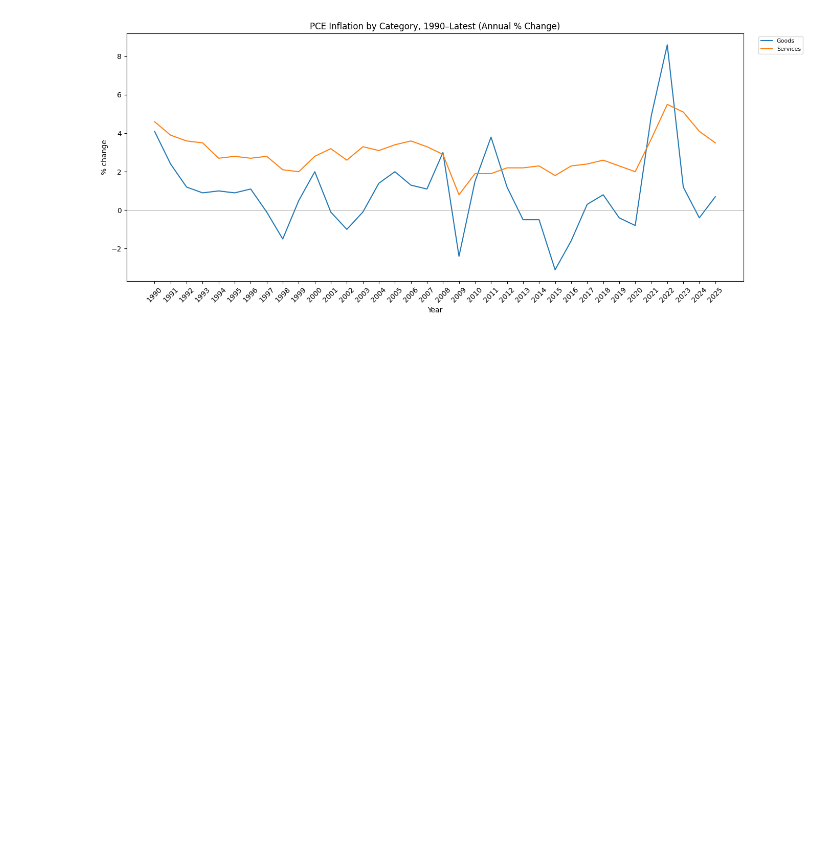
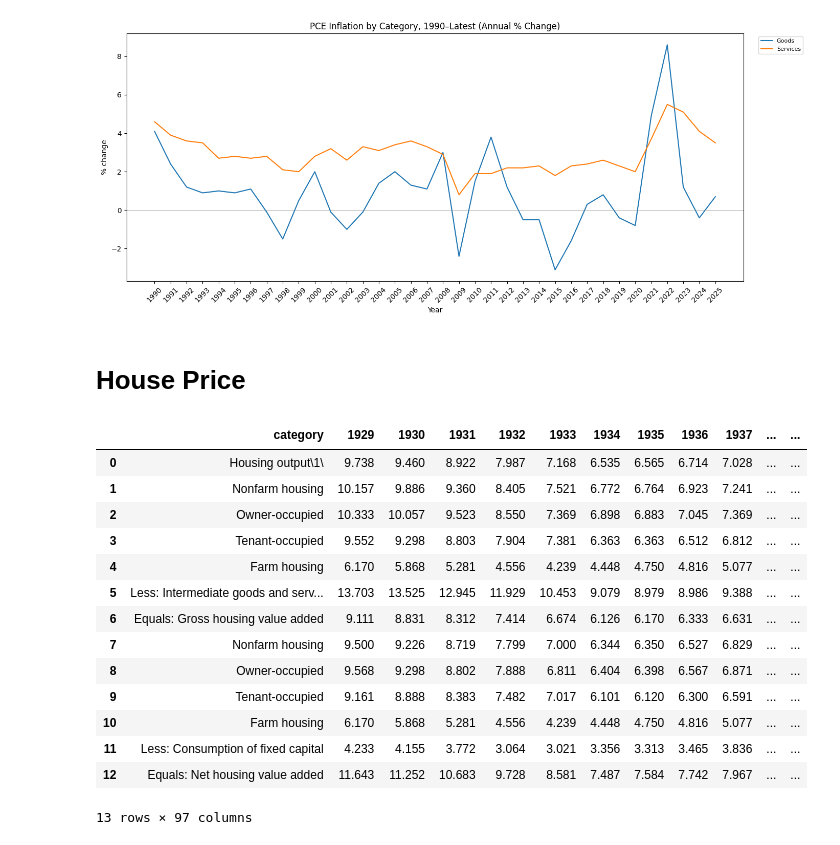
Before and after one commit to ki3n98/AIS_datathon_2026, a Jupyter notebook: notebooks/clean.ipynb, the cells around one changed output. Cells and saved outputs as stored; diff of their text form; code cells hidden in the pictures; blank space fills up the shorter version.

Commit message:
inflation and housing data clean

```diff
--- a/notebooks/clean.ipynb
+++ b/notebooks/clean.ipynb
@@ -1,3 +1,12 @@
 # %%
 import pandas as pd
+# %%
+def read_clean(path:str, nheader=7) -> pd.DataFrame:
+    df = pd.read_excel(path, header=nheader)
+    df = df.drop(columns=["Line", "Unnamed: 2"])
+    df = df.rename(columns={"Unnamed: 1": "category"})
+    year_cols = [c for c in df.columns if c != "category"]
+    df[year_cols] = df[year_cols].apply(pd.to_numeric, errors="coerce")
+    df = df.dropna(thresh=10)
+    return df
 # %%
@@ -123,2 +101,26 @@ df2 = df2.rename(columns={"Unnamed: 1": "category"})
 # %%
 df2.to_excel("../data/cleaned/annual_price_indexes_for_PCE.xlsx", index=False)
+# %% [markdown]
+# House Price
+# %%
+df = read_clean(
+    "../data/original(do not modify)/GDP_and_personal_income/Supplemental_Tables/Annual_T7.4.4._Price_Indexes_for_Housing_Sector_Output,_Gross_Value_Added,_and_Net_Value_Added.xlsx"
+)
+
+df
+# %% [output]
+|  | category | 1929 | 1930 | 1931 | 1932 | 1933 | 1934 | 1935 | 1936 | 1937 | ... | ... |
+| 0 | Housing output\1\ | 9.738 | 9.460 | 8.922 | 7.987 | 7.168 | 6.535 | 6.565 | 6.714 | 7.028 | ... | ... |
+| 1 | Nonfarm housing | 10.157 | 9.886 | 9.360 | 8.405 | 7.521 | 6.772 | 6.764 | 6.923 | 7.241 | ... | ... |
+| 2 | Owner-occupied | 10.333 | 10.057 | 9.523 | 8.550 | 7.369 | 6.898 | 6.883 | 7.045 | 7.369 | ... | ... |
+| 3 | Tenant-occupied | 9.552 | 9.298 | 8.803 | 7.904 | 7.381 | 6.363 | 6.363 | 6.512 | 6.812 | ... | ... |
+| 4 | Farm housing | 6.170 | 5.868 | 5.281 | 4.556 | 4.239 | 4.448 | 4.750 | 4.816 | 5.077 | ... | ... |
+| 5 | Less: Intermediate goods and serv... | 13.703 | 13.525 | 12.945 | 11.929 | 10.453 | 9.079 | 8.979 | 8.986 | 9.388 | ... | ... |
+| 6 | Equals: Gross housing value added | 9.111 | 8.831 | 8.312 | 7.414 | 6.674 | 6.126 | 6.170 | 6.333 | 6.631 | ... | ... |
+| 7 | Nonfarm housing | 9.500 | 9.226 | 8.719 | 7.799 | 7.000 | 6.344 | 6.350 | 6.527 | 6.829 | ... | ... |
+| 8 | Owner-occupied | 9.568 | 9.298 | 8.802 | 7.888 | 6.811 | 6.404 | 6.398 | 6.567 | 6.871 | ... | ... |
+| 9 | Tenant-occupied | 9.161 | 8.888 | 8.383 | 7.482 | 7.017 | 6.101 | 6.120 | 6.300 | 6.591 | ... | ... |
+| 10 | Farm housing | 6.170 | 5.868 | 5.281 | 4.556 | 4.239 | 4.448 | 4.750 | 4.816 | 5.077 | ... | ... |
+| 11 | Less: Consumption of fixed capital | 4.233 | 4.155 | 3.772 | 3.064 | 3.021 | 3.356 | 3.313 | 3.465 | 3.836 | ... | ... |
+| 12 | Equals: Net housing value added | 11.643 | 11.252 | 10.683 | 9.728 | 8.581 | 7.487 | 7.584 | 7.742 | 7.967 | ... | ... |
+13 rows × 97 columns
```
Also changed, not shown: parts of 14 cells of this notebook, 6 other files.
